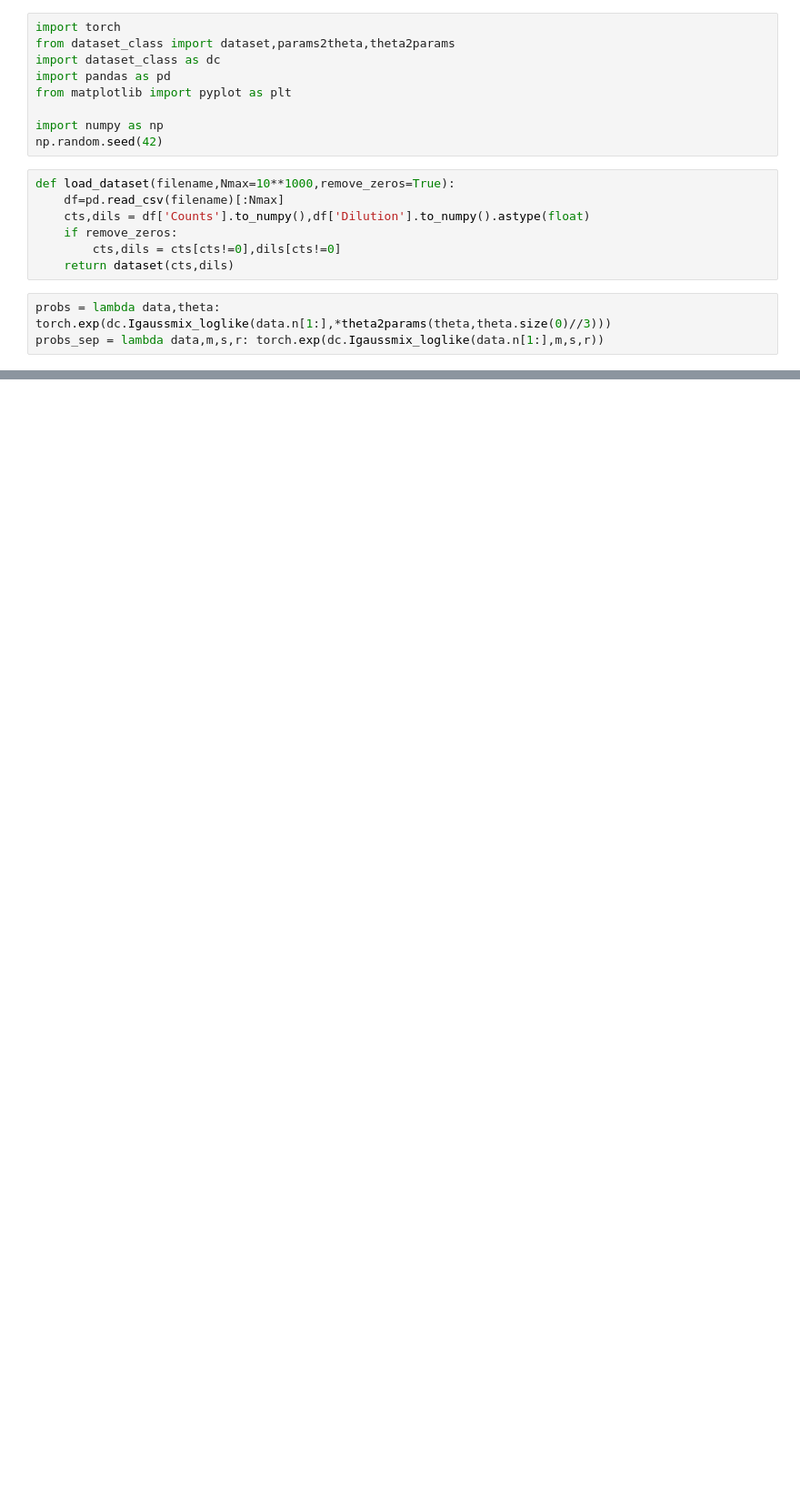
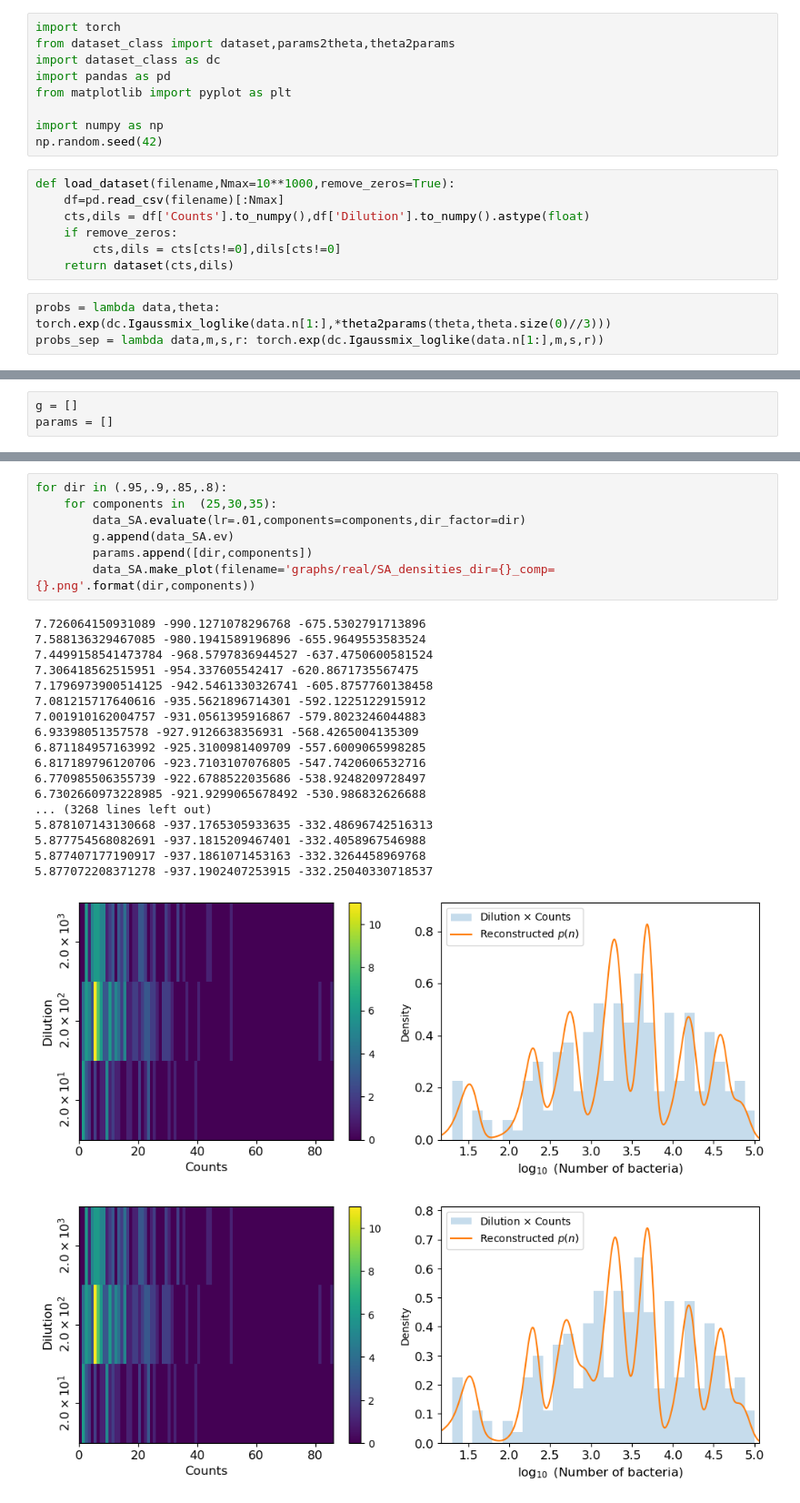
Before and after one commit to PessoaP/REPOP, a Jupyter notebook: check_real.ipynb, the cells around one changed output, grey strips where cells are left out. Shown at 91% size. Cells and saved outputs as stored; diff of their text form; blank space fills up the shorter version.

```diff
--- a/check_real.ipynb
+++ b/check_real.ipynb
@@ -50,0 +60,3 @@ data_SA.make_plot(filename='graphs/real/SA_densities.png')
+# %%
+g = []
+params = []
@@ -50,0 +69,27 @@ data_SA.make_plot(filename='graphs/real/SA_densities.png')
+# %%
+for dir in (.95,.9,.85,.8):
+    for components in  (25,30,35):
+        data_SA.evaluate(lr=.01,components=components,dir_factor=dir)
+        g.append(data_SA.ev)
+        params.append([dir,components])
+        data_SA.make_plot(filename='graphs/real/SA_densities_dir={}_comp={}.png'.format(dir,components))
+# %% [output]
+7.726064150931089 -990.1271078296768 -675.5302791713896
+7.588136329467085 -980.1941589196896 -655.9649553583524
+7.4499158541473784 -968.5797836944527 -637.4750600581524
+7.306418562515951 -954.337605542417 -620.8671735567475
+7.1796973900514125 -942.5461330326741 -605.8757760138458
+7.081215717640616 -935.5621896714301 -592.1225122915912
+7.001910162004757 -931.0561395916867 -579.8023246044883
+6.93398051357578 -927.9126638356931 -568.4265004135309
+6.871184957163992 -925.3100981409709 -557.6009065998285
+6.817189796120706 -923.7103107076805 -547.7420606532716
+6.770985506355739 -922.6788522035686 -538.9248209728497
+6.7302660973228985 -921.9299065678492 -530.986832626688
+... (3268 lines left out)
+5.878107143130668 -937.1765305933635 -332.48696742516313
+5.877754568082691 -937.1815209467401 -332.4058967546988
+5.877407177190917 -937.1861071453163 -332.3264458969768
+5.877072208371278 -937.1902407253915 -332.25040330718537
+[figure, added]
+[figure, added]
```
Also changed, not shown: parts of 6 cells of this notebook, 3 other files.
